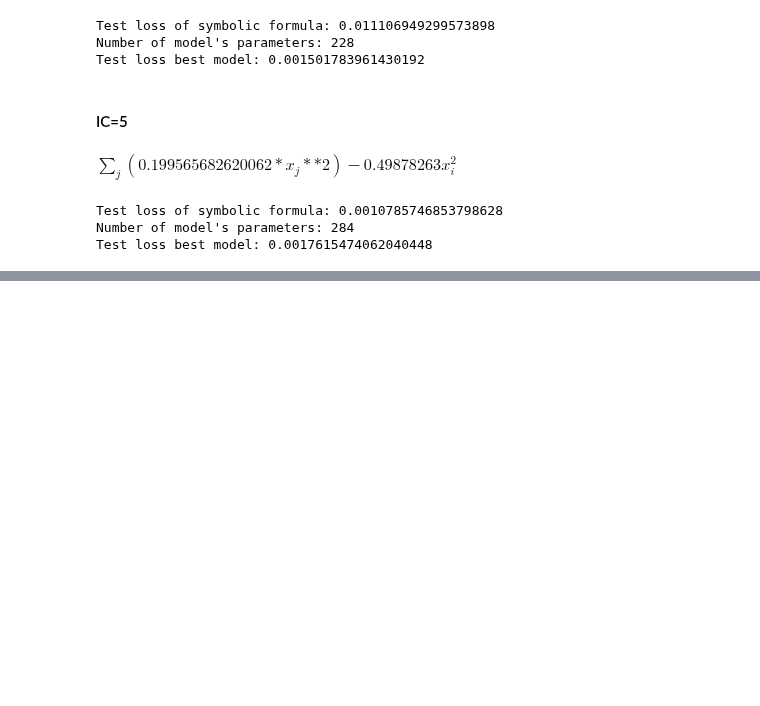
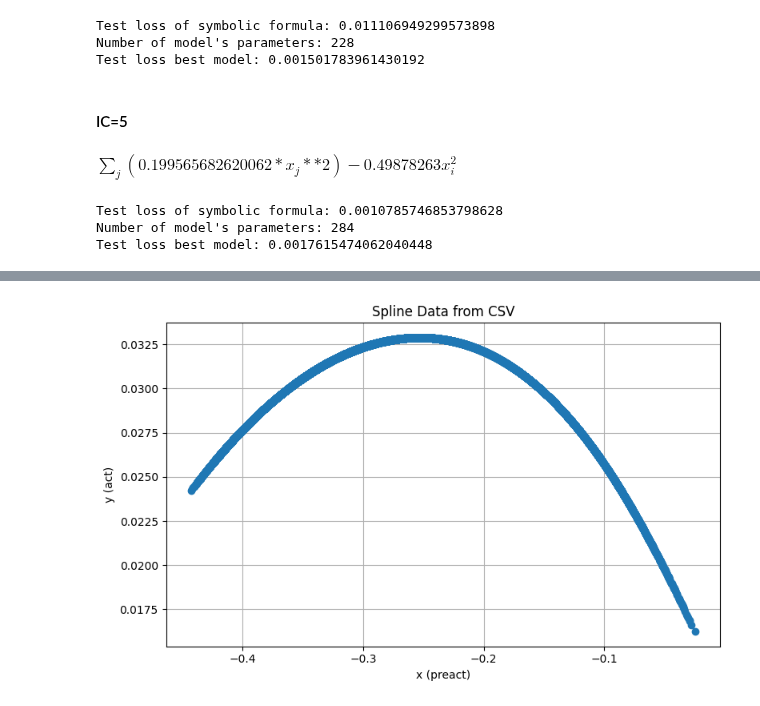
Before and after one commit to riccardocappi/Kan-for-Interpretable-Graph-Dynamics, a Jupyter notebook: post_processing.ipynb, the cells around one changed output, grey strips where cells are left out. Saved outputs shown, nothing was run; the diff lists cells and outputs as text; code cells hidden in the pictures; blank space fills up the shorter version.

```diff
--- a/post_processing.ipynb
+++ b/post_processing.ipynb
@@ -2484,0 +2721,14 @@ $\displaystyle \sum_{j}(0.14*(x_j + 0.26)**2 - 0.01) - 0.36 x_{i} - 0.15 \left(x
+# %%
+df = pd.read_csv("./saved_models/gkan/model_epidemics_gkan/epidemics_gkan_ic5_s5_pd_seed/0/gkan/g_net/spline_to_csv/1_0_0.csv")
+
+# Plot the data
+plt.figure(figsize=(8, 5))
+plt.plot(df['x'], df['y'], marker='o', linestyle='-')
+plt.title('Spline Data from CSV')
+plt.xlabel('x (preact)')
+plt.ylabel('y (act)')
+plt.grid(True)
+plt.tight_layout()
+plt.show()
+# %% [output]
+[figure, added]
```
Also changed, not shown: parts of 37 cells of this notebook, 51 other files.
